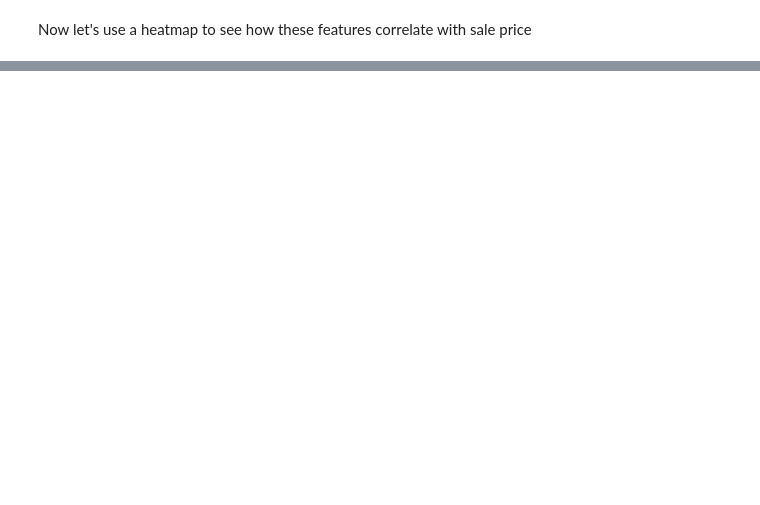
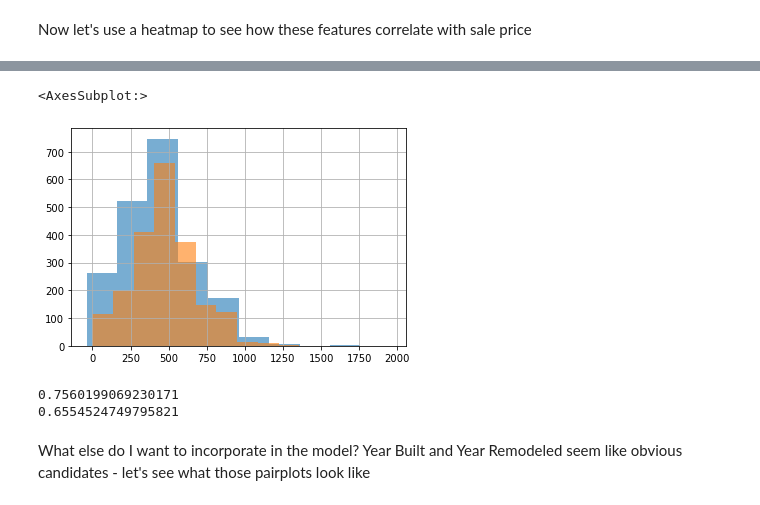
Before and after one commit to martijndevries/AmesHousingPrices, a Jupyter notebook: code/EDA_engineering.ipynb, the cells around one changed output, grey strips where cells are left out. Cells and saved outputs as stored; diff of their text form; code cells hidden in the pictures; blank space fills up the shorter version.

```diff
--- a/code/EDA_engineering.ipynb
+++ b/code/EDA_engineering.ipynb
@@ -85,0 +141,4 @@ df_train.loc[1885:1885]
+# %%
+df_grouped -= df_grouped['NP']
+gar_qual_coefs = df_grouped/df_grouped['TA']
+print(gar_qual_coefs)
@@ -85,0 +196,7 @@ df_train.loc[1885:1885]
+# %%
+df_grouped = df_train.groupby(by="Garage Type")['SalePrice'].mean()
+#bad_to_good = ['Po', 'NP', 'Fa', 'TA', 'Gd', 'Ex']
+#df_grouped = df_grouped.reindex(bad_to_good)
+df_grouped -= df_grouped['NP']
+gar_type_coefs = df_grouped / df_grouped['Attchd']
+gar_type_coefs
@@ -85,0 +213,27 @@ df_train.loc[1885:1885]
+# %%
+def calc_gar_adj(row, type_coefs, qual_coefs):
+    """
+    calculate adjusted garage area based on
+    1) the actual square footage
+    2) the garage quality
+    3) the garage type
+    the type_coefs and qual_coefs should be pandas series, so that I can look up the appropriate coefficient based on input quality and type
+    """
+    gtype = row['Garage Type']
+    area = row['Garage Area']
+    gqual = row['Garage Qual']
+    return area * (type_coefs[gtype] + qual_coefs[gqual])/2
+# %%
+#Using an actual for loop rather than map, because I don't know a better way to call a function with multiple arguments in .map() or .apply()
+gar_adj_l = []
+for rowind in df_train.index:
+    row = df_train.loc[rowind]
+    gar_adj_l.append(calc_gar_adj(row, gar_type_coefs, gar_qual_coefs))
+df_train['gar_adj_area'] = gar_adj_l
+# %%
+#Compare area and adjusted area
+df_train['gar_adj_area'].hist(alpha=0.6)
+df_train['Garage Area'].hist(alpha=0.6)
+# %% [output]
+<AxesSubplot:>
+[figure, added]
@@ -85,0 +242,9 @@ df_train.loc[1885:1885]
+# %%
+#Correlation between sales price and area vs adjusted area
+print(df_train['SalePrice'].corr(df_train['gar_adj_area']))
+print(df_train['SalePrice'].corr(df_train['Garage Area']))
+# %% [output]
+0.7560199069230171
+0.6554524749795821
+# %% [markdown]
+What else do I want to incorporate in the model? Year Built and Year Remodeled seem like obvious candidates - let's see what those pairplots look like
```
Also changed, not shown: parts of 53 cells of this notebook, 6 other files.
